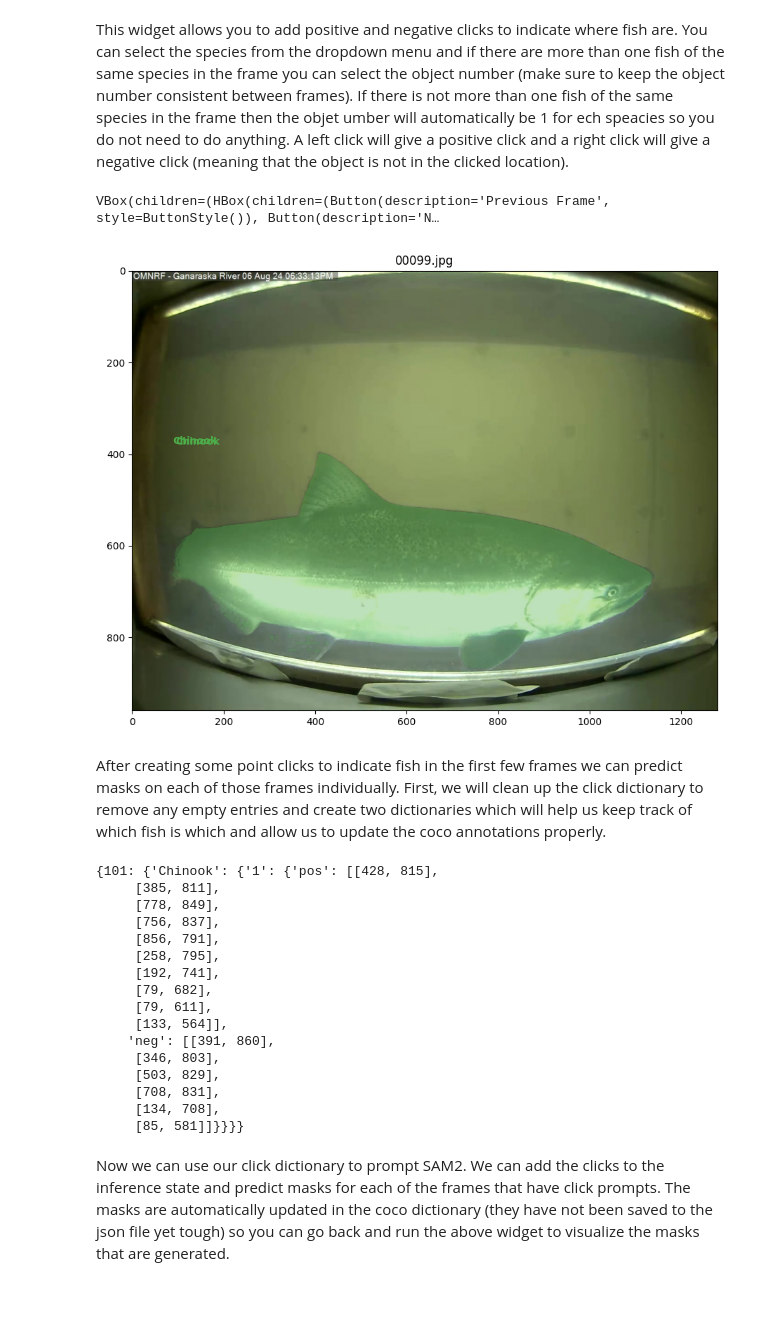
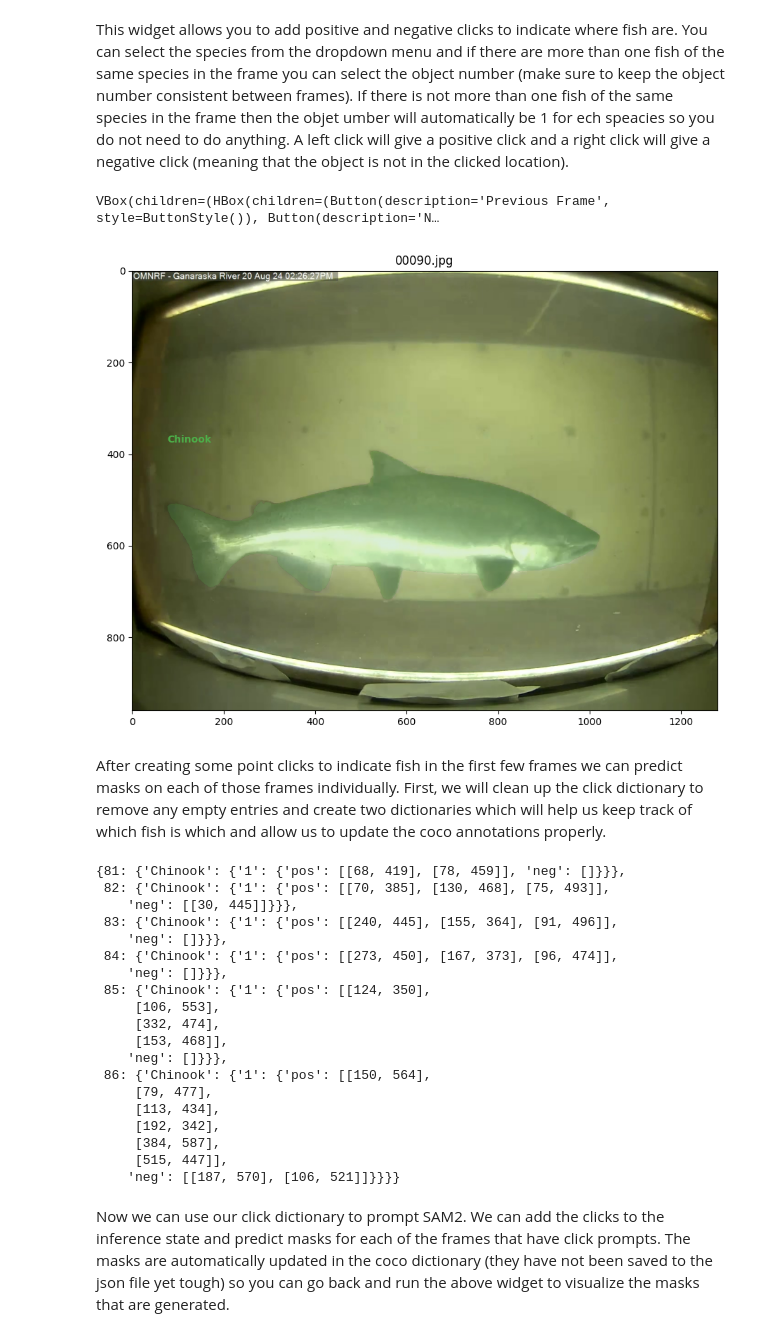
Before and after one commit to simonecollier/LO_Fishway_Labelling, a Jupyter notebook: LO_propagate_masks.ipynb, the cells around one changed output. Saved outputs shown, nothing was run; the diff lists cells and outputs as text; code cells hidden in the pictures; blank space fills up the shorter version.

```diff
--- a/LO_propagate_masks.ipynb
+++ b/LO_propagate_masks.ipynb
@@ -44,7 +42,7 @@ The video_dir should be set to the video location. The rest of the folders and f
 # %%
 ## Create a new folder named after the video path to store the images and annotations -------------
 
-video_dir = "/Users/simone/Documents/UofT MSc/LOMU_Fishway_Data/RiverWatcher/test/Ganaraska/08012024-08082024/24  08  01  08  53/56.mp4" # Change this to your chosen video path
+video_dir = "/Users/simone/Documents/UofT MSc/LOMU_Fishway_Data/RiverWatcher/test/Ganaraska/08162024-08202024/24  08  16  13  29/190.mp4" # Change this to your chosen video path
 video_path = Path(video_dir)
 
 # Extract parts from the path
@@ -174,17 +172,17 @@ This widget allows you to add positive and negative clicks to indicate where fis
 # %%
 %matplotlib widget
 from labelling_functions import ImageAnnotationWidget
 
 # Initialize widget
 widget = ImageAnnotationWidget(
     coco_dict=coco,
     image_dir=images_path,
     image_id_to_data=image_id_to_data,
-    start_frame=99
+    start_frame=90
 )
 # %% [output]
 VBox(children=(HBox(children=(Button(description='Previous Frame', style=ButtonStyle()), Button(description='N…
-[figure, old version]
+[figure, new version]
 # %% [markdown]
 After creating some point clicks to indicate fish in the first few frames we can predict masks on each of those frames individually. First, we will clean up the click dictionary to remove any empty entries and create two dictionaries which will help us keep track of which fish is which and allow us to update the coco annotations properly.
 # %%
@@ -214,22 +212,25 @@ for idx, ann in enumerate(coco.get("annotations", [])):
     ann_index_map[key] = idx
 clicks
 # %% [output]
-{101: {'Chinook': {'1': {'pos': [[428, 815],
-     [385, 811],
-     [778, 849],
-     [756, 837],
-     [856, 791],
-     [258, 795],
-     [192, 741],
-     [79, 682],
-     [79, 611],
-     [133, 564]],
-    'neg': [[391, 860],
-     [346, 803],
-     [503, 829],
-     [708, 831],
-     [134, 708],
-     [85, 581]]}}}}
+{81: {'Chinook': {'1': {'pos': [[68, 419], [78, 459]], 'neg': []}}},
+ 82: {'Chinook': {'1': {'pos': [[70, 385], [130, 468], [75, 493]],
+    'neg': [[30, 445]]}}},
+ 83: {'Chinook': {'1': {'pos': [[240, 445], [155, 364], [91, 496]],
+    'neg': []}}},
+ 84: {'Chinook': {'1': {'pos': [[273, 450], [167, 373], [96, 474]],
+    'neg': []}}},
+ 85: {'Chinook': {'1': {'pos': [[124, 350],
+     [106, 553],
+     [332, 474],
+     [153, 468]],
+    'neg': []}}},
+ 86: {'Chinook': {'1': {'pos': [[150, 564],
+     [79, 477],
+     [113, 434],
+     [192, 342],
+     [384, 587],
+     [515, 447]],
+    'neg': [[187, 570], [106, 521]]}}}}
 # %% [markdown]
 Now we can use our click dictionary to prompt SAM2. We can add the clicks to the inference state and predict masks for each of the frames that have click prompts. The masks are automatically updated in the coco dictionary (they have not been saved to the json file yet tough) so you can go back and run the above widget to visualize the masks that are generated.
 # %%
```
Also changed, not shown: parts of 6 cells of this notebook, 1 other file.
